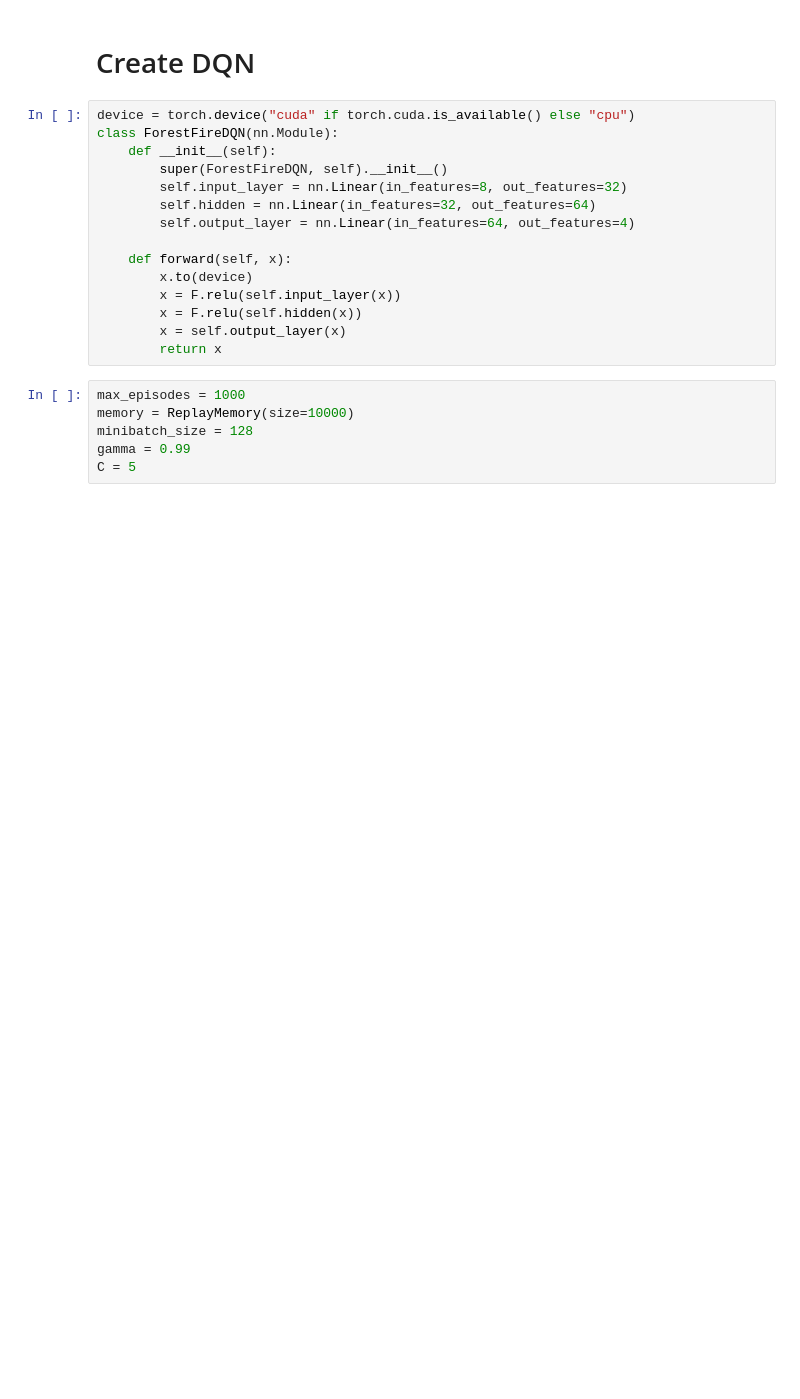
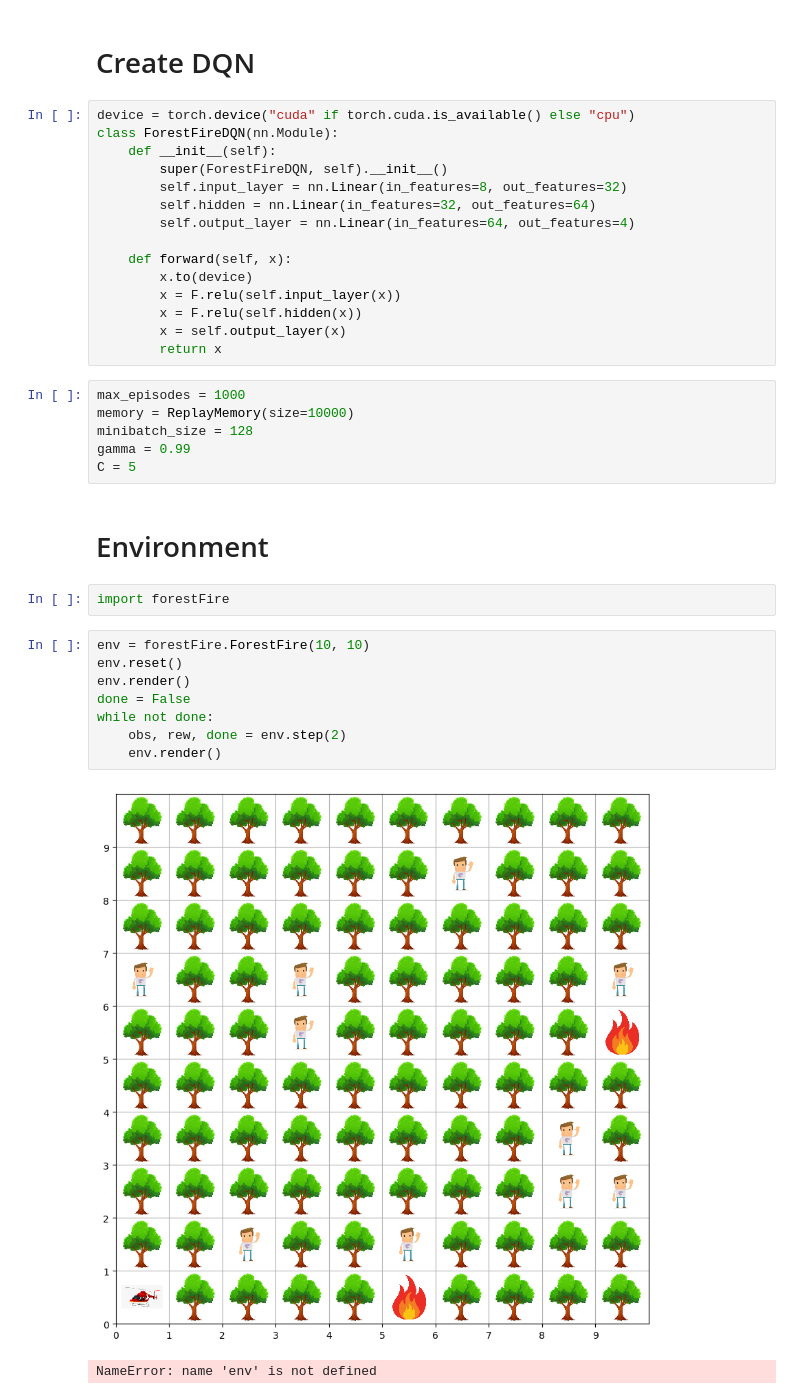
Before and after one commit to jhhunter/CSE546FinalProject, a Jupyter notebook: jhhunter_ubansal_final_project.ipynb, the cells around one changed output. Cells and saved outputs as stored; diff of their text form; blank space fills up the shorter version.

Commit message:
Rendering the environment

```diff
--- a/jhhunter_ubansal_final_project.ipynb
+++ b/jhhunter_ubansal_final_project.ipynb
@@ -52,3 +52,18 @@ memory = ReplayMemory(size=10000)
 minibatch_size = 128
 gamma = 0.99
 C = 5
+# %% [markdown]
+# Environment
+# %%
+import forestFire
+# %%
+env = forestFire.ForestFire(10, 10)
+env.reset()
+env.render()
+done = False
+while not done:
+    obs, rew, done = env.step(2)
+    env.render()
+# %% [output]
+[figure, added]
+NameError: name 'env' is not defined
```
Also changed, not shown: 7 other files.
